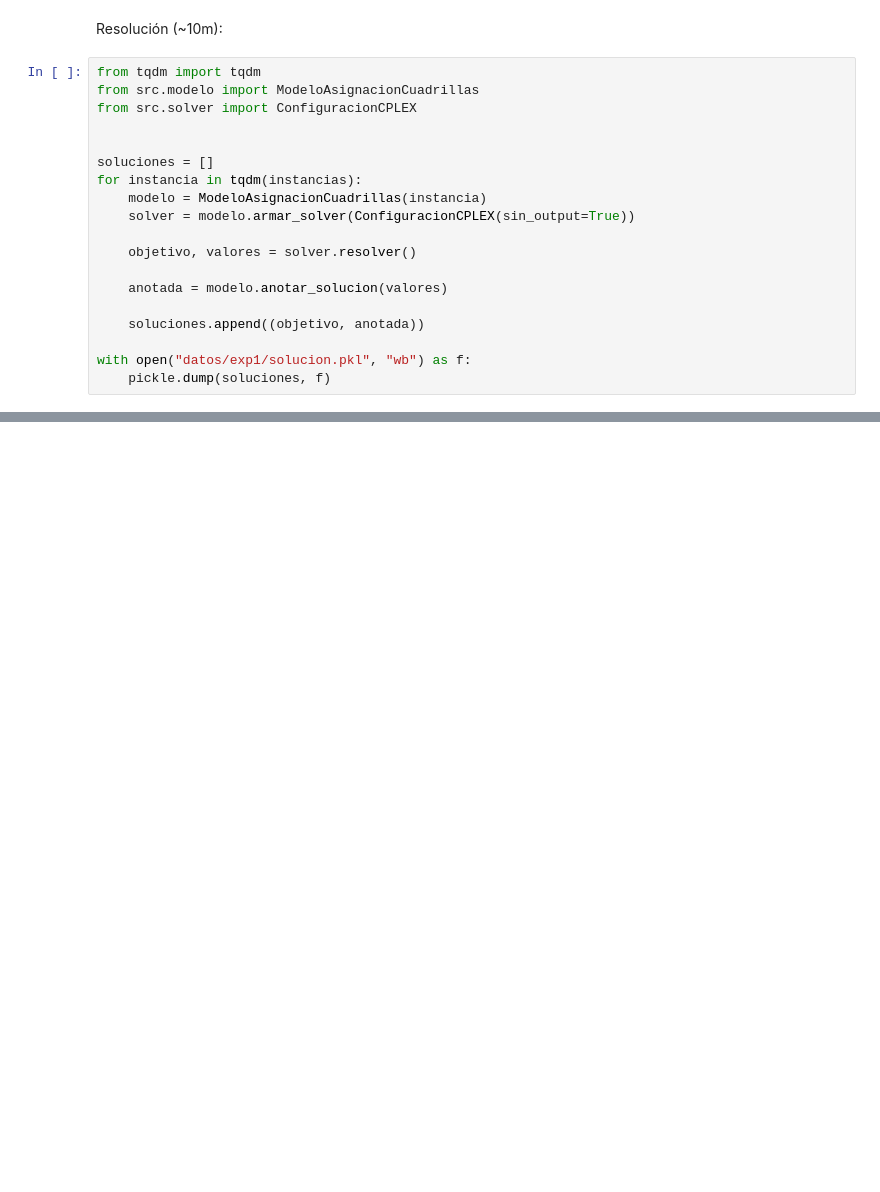
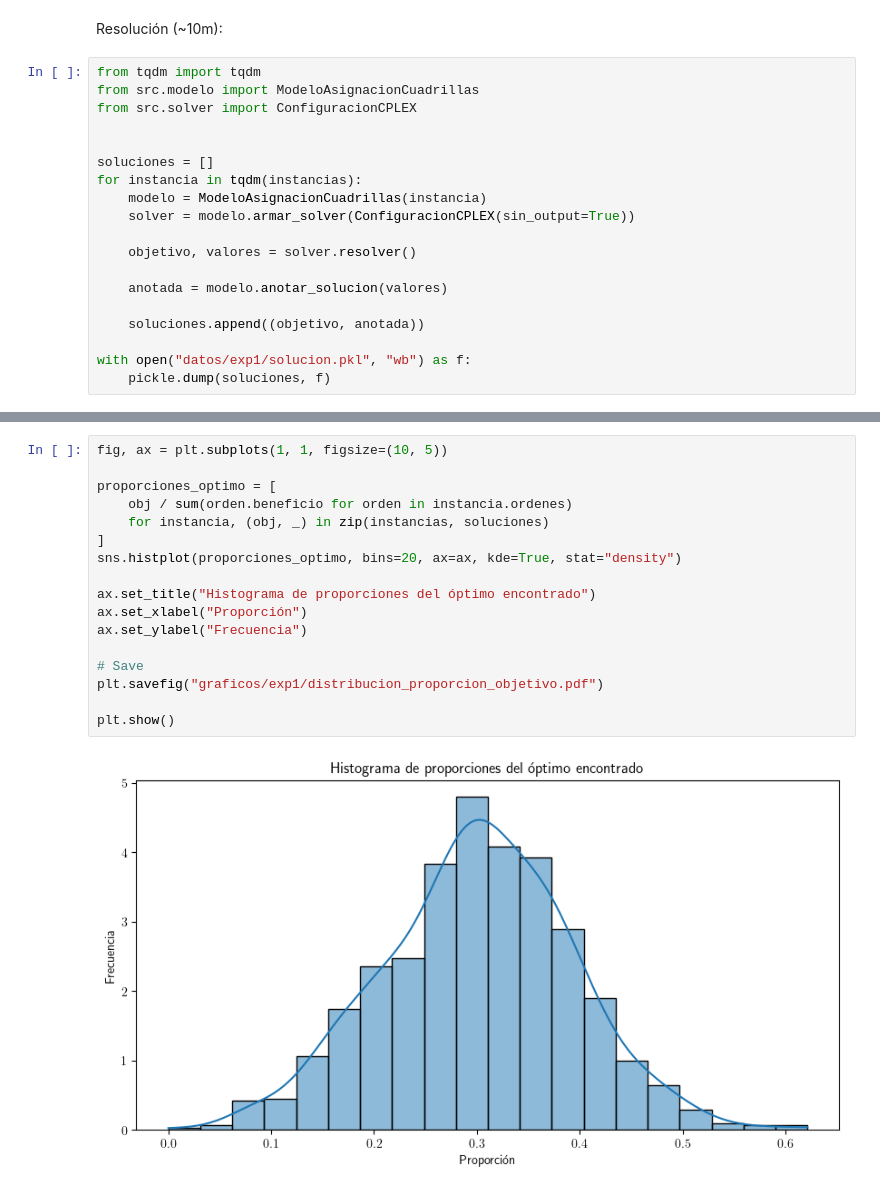
Before and after one commit to sponja23/invop-tp, a Jupyter notebook: experimentos/objetivo.ipynb, the cells around one changed output, grey strips where cells are left out. Drawn from its saved outputs; the diff is of its cells as text; blank space fills up the shorter version.

```diff
--- a/experimentos/objetivo.ipynb
+++ b/experimentos/objetivo.ipynb
@@ -95,0 +100,19 @@ TODO: Relación entre relación beneficio/trabajador de cada orden y si ésta se
+# %%
+fig, ax = plt.subplots(1, 1, figsize=(10, 5))
+
+proporciones_optimo = [
+    obj / sum(orden.beneficio for orden in instancia.ordenes)
+    for instancia, (obj, _) in zip(instancias, soluciones)
+]
+sns.histplot(proporciones_optimo, bins=20, ax=ax, kde=True, stat="density")
+
+ax.set_title("Histograma de proporciones del óptimo encontrado")
+ax.set_xlabel("Proporción")
+ax.set_ylabel("Frecuencia")
+
+# Save
+plt.savefig("graficos/exp1/distribucion_proporcion_objetivo.pdf")
+
+plt.show()
+# %% [output]
+[figure, added]
```
Also changed, not shown: parts of 11 cells of this notebook, 5 other files.
